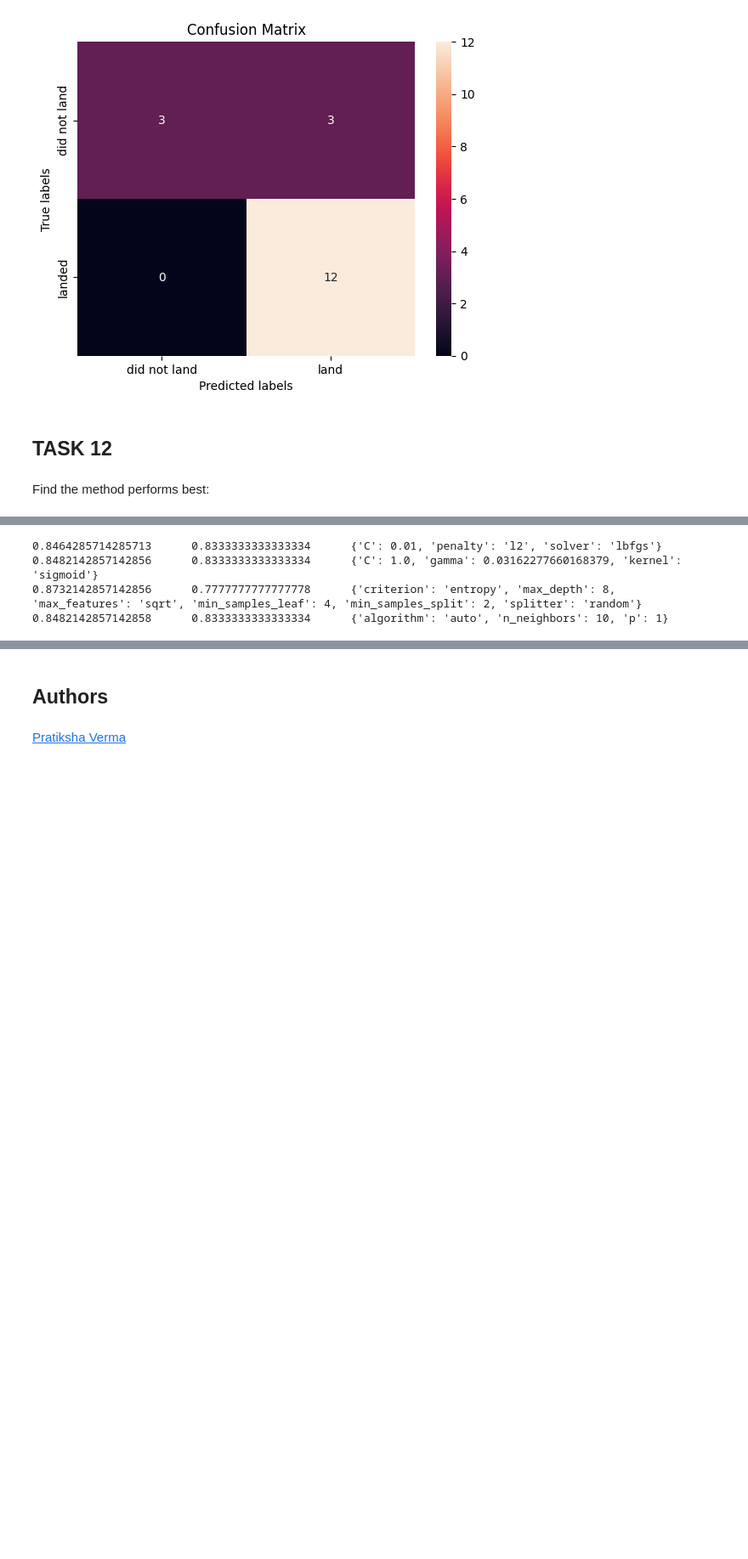
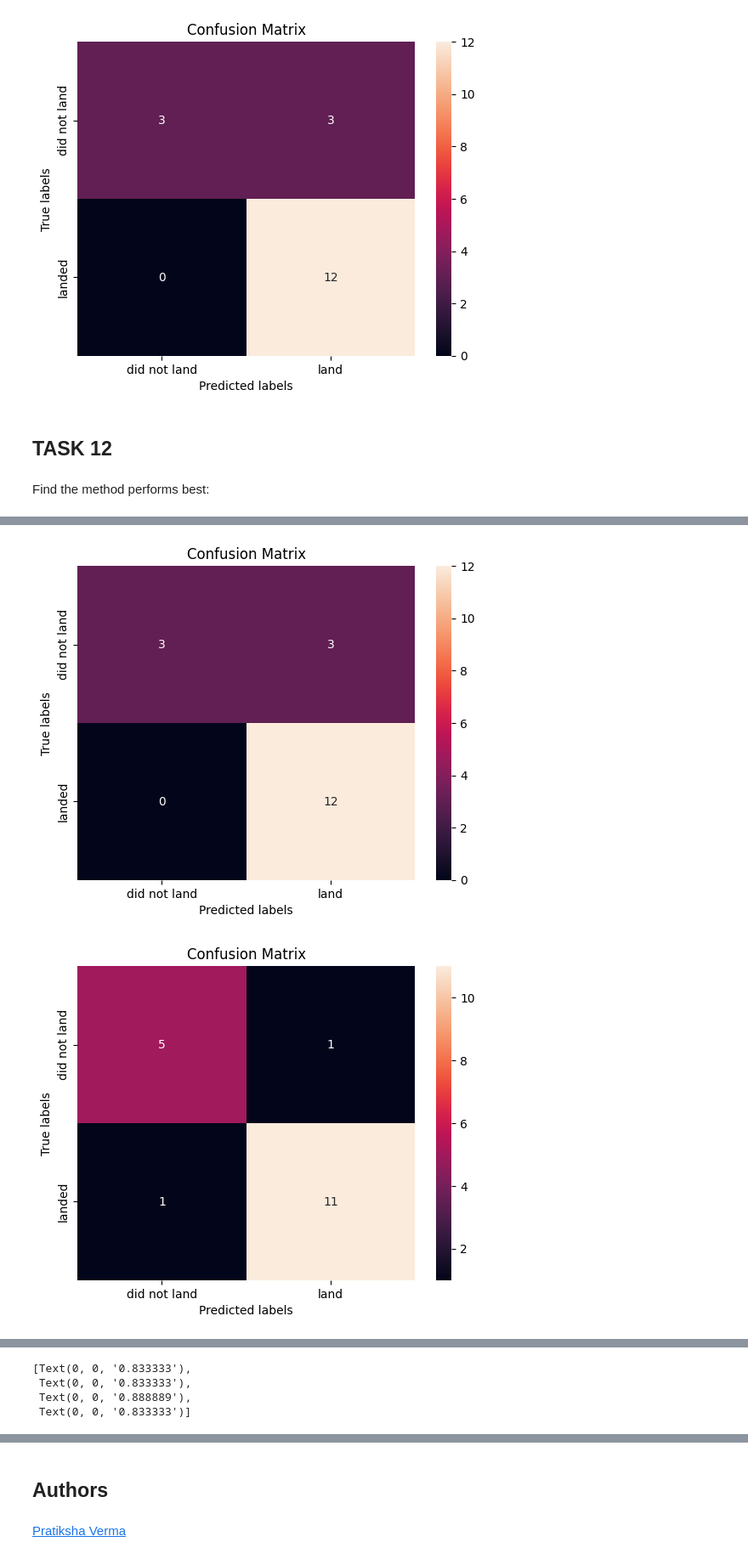
Before and after one commit to lettuce-agreen/courseracapstone, a Jupyter notebook: SpaceX_Machine Learning Prediction_Part_5 WIP.ipynb, the cells around one changed output, grey strips where cells are left out. Shown at 85% size. Drawn from its saved outputs; the diff is of its cells as text; code cells hidden in the pictures; blank space fills up the shorter version.

```diff
--- a/SpaceX_Machine Learning Prediction_Part_5 WIP.ipynb
+++ b/SpaceX_Machine Learning Prediction_Part_5 WIP.ipynb
@@ -310,6 +302,11 @@ plot_confusion_matrix(y_test,yhat)
 Find the method performs best:
 # %%
 methods = [logreg_cv,svm_cv,tree_cv,knn_cv]
+names = ['LR','SVM','Tree','Knn']
+values = []
 for method in methods:
-    print(f"{method.best_score_}\t{method.score(x_test,y_test)}\t{method.best_params_}")
+    values.append(method.score(x_test,y_test))
+    plot_confusion_matrix(y_test,method.predict(x_test))
+ax = sns.barplot(x=names,y=values)
+ax.bar_label(ax.containers[0], fontsize=10)
 # %% [output]
@@ -315,0 +314,2 @@ for method in methods:
+[figure, added]
+[figure, added]
@@ -316,4 +317,4 @@ for method in methods:
-0.8464285714285713      0.8333333333333334      {'C': 0.01, 'penalty': 'l2', 'solver': 'lbfgs'}
-0.8482142857142856      0.8333333333333334      {'C': 1.0, 'gamma': 0.03162277660168379, 'kernel': 'sigmoid'}
-0.8732142857142856      0.7777777777777778      {'criterion': 'entropy', 'max_depth': 8, 'max_features': 'sqrt', 'min_samples_leaf': 4, 'min_samples_split': 2, 'splitter': 'random'}
-0.8482142857142858      0.8333333333333334      {'algorithm': 'auto', 'n_neighbors': 10, 'p': 1}
+[Text(0, 0, '0.833333'),
+ Text(0, 0, '0.833333'),
+ Text(0, 0, '0.888889'),
+ Text(0, 0, '0.833333')]
```
Also changed, not shown: parts of 9 cells of this notebook.
